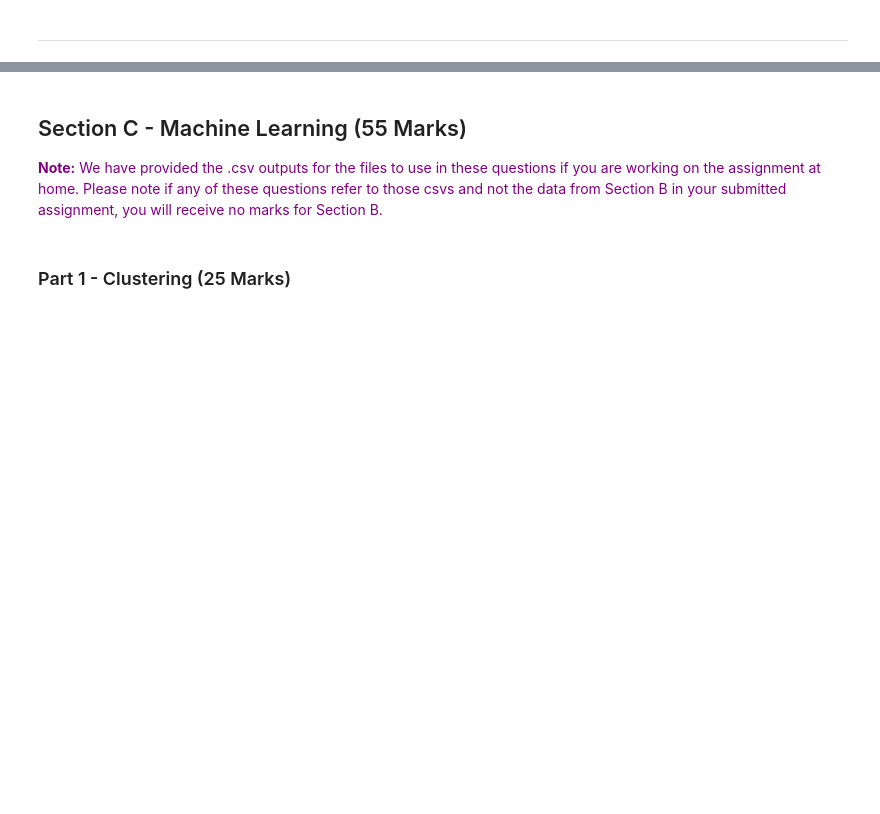
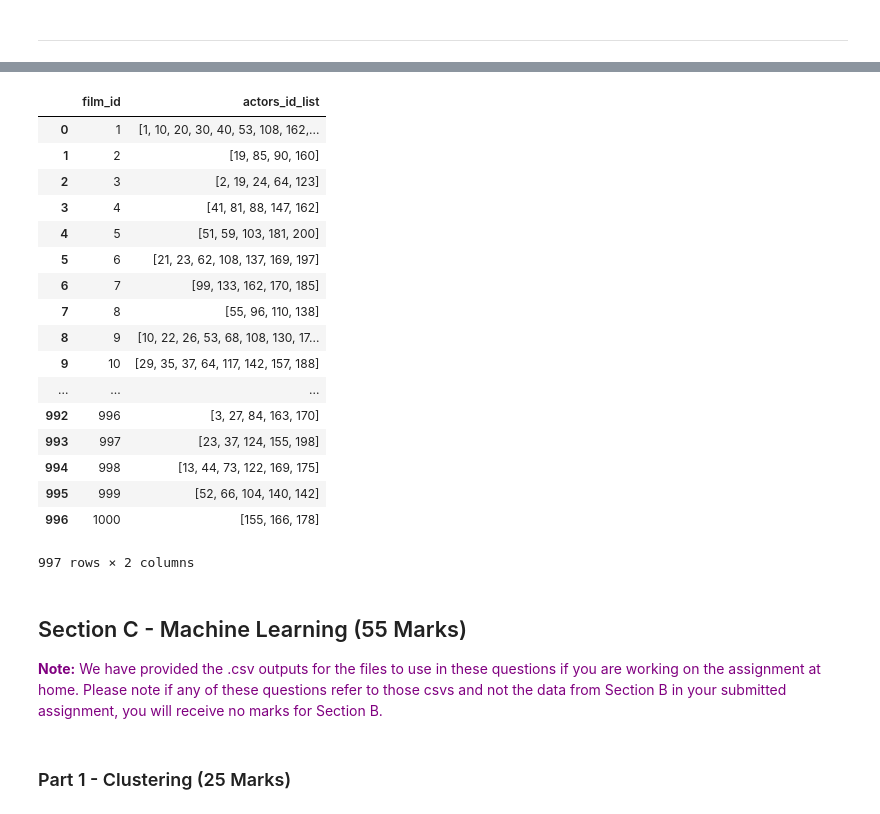
Before and after one commit to DannyFirmin/ML-KMeans-KNN-DecisionTrees, a Jupyter notebook: Assignment-2.ipynb, the cells around one changed output, grey strips where cells are left out. Drawn from its saved outputs; the diff is of its cells as text; code cells hidden in the pictures; blank space fills up the shorter version.

Commit message:
Section B:Cleaned the data

```diff
--- a/Assignment-2.ipynb
+++ b/Assignment-2.ipynb
@@ -306,0 +341,31 @@ Index(['actor_id', 'film_id', 'last_update'], dtype='object')
+# %%
+filmID_list = []
+actor_list = []
+
+for ele in df_film_actor.groupby(df_film_actor['film_id']):
+    filmID_list.append(ele[1]['film_id'].values[0])
+    actor_list.append(list(ele[1]['actor_id']))
+
+film_actors = {'film_id':filmID_list, 'actors_id_list':actor_list}
+
+df_film_actor = pd.DataFrame(film_actors)
+df_film_actor
+# %% [output]
+|  | film_id | actors_id_list |
+| 0 | 1 | [1, 10, 20, 30, 40, 53, 108, 162,... |
+| 1 | 2 | [19, 85, 90, 160] |
+| 2 | 3 | [2, 19, 24, 64, 123] |
+| 3 | 4 | [41, 81, 88, 147, 162] |
+| 4 | 5 | [51, 59, 103, 181, 200] |
+| 5 | 6 | [21, 23, 62, 108, 137, 169, 197] |
+| 6 | 7 | [99, 133, 162, 170, 185] |
+| 7 | 8 | [55, 96, 110, 138] |
+| 8 | 9 | [10, 22, 26, 53, 68, 108, 130, 17... |
+| 9 | 10 | [29, 35, 37, 64, 117, 142, 157, 188] |
+| ... | ... | ... |
+| 992 | 996 | [3, 27, 84, 163, 170] |
+| 993 | 997 | [23, 37, 124, 155, 198] |
+| 994 | 998 | [13, 44, 73, 122, 169, 175] |
+| 995 | 999 | [52, 66, 104, 140, 142] |
+| 996 | 1000 | [155, 166, 178] |
+997 rows × 2 columns
```
Also changed, not shown: parts of 9 cells of this notebook, 1 other file.
